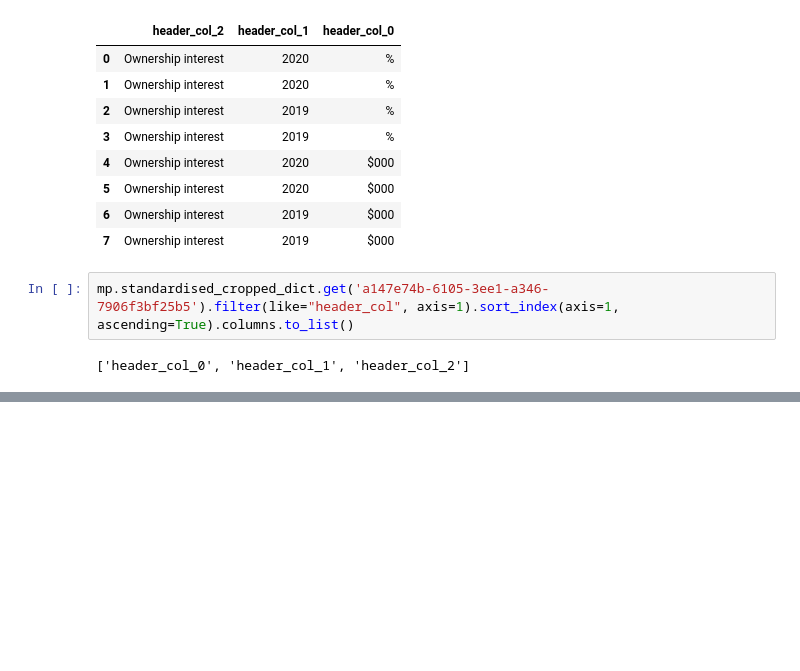
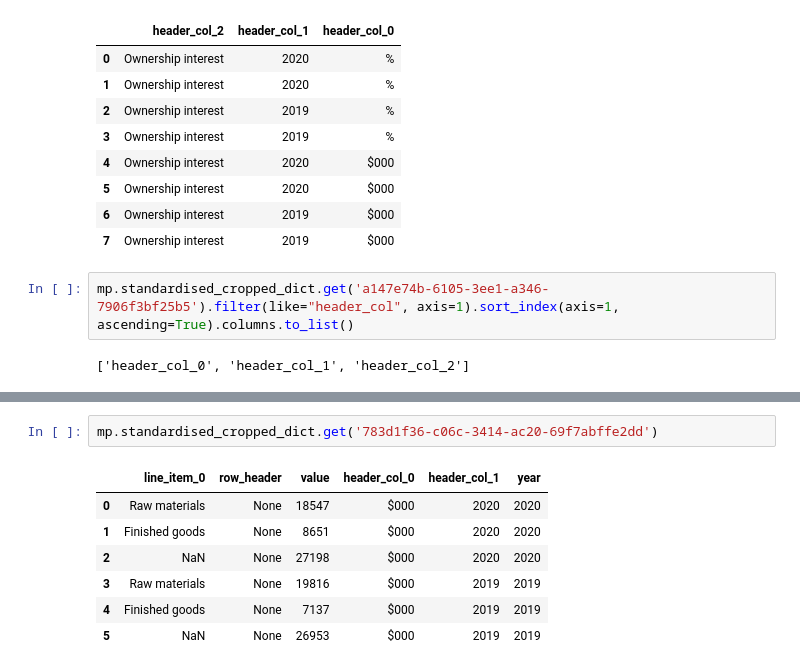
Before and after one commit to AI-paltan/main_page_processing, a Jupyter notebook: main_page_processing_service_testing_notebook.ipynb, the cells around one changed output, grey strips where cells are left out. Saved outputs shown, nothing was run; the diff lists cells and outputs as text; blank space fills up the shorter version.

```diff
--- a/main_page_processing_service_testing_notebook.ipynb
+++ b/main_page_processing_service_testing_notebook.ipynb
@@ -126,0 +187,10 @@ mp.standardised_cropped_dict.get('a147e74b-6105-3ee1-a346-7906f3bf25b5').filter(
+# %%
+mp.standardised_cropped_dict.get('783d1f36-c06c-3414-ac20-69f7abffe2dd')
+# %% [output]
+|  | line_item_0 | row_header | value | header_col_0 | header_col_1 | year |
+| 0 | Raw materials | None | 18547 | $000 | 2020 | 2020 |
+| 1 | Finished goods | None | 8651 | $000 | 2020 | 2020 |
+| 2 | NaN | None | 27198 | $000 | 2020 | 2020 |
+| 3 | Raw materials | None | 19816 | $000 | 2019 | 2019 |
+| 4 | Finished goods | None | 7137 | $000 | 2019 | 2019 |
+| 5 | NaN | None | 26953 | $000 | 2019 | 2019 |
```
Also changed, not shown: parts of 11 cells of this notebook, 5 other files.
